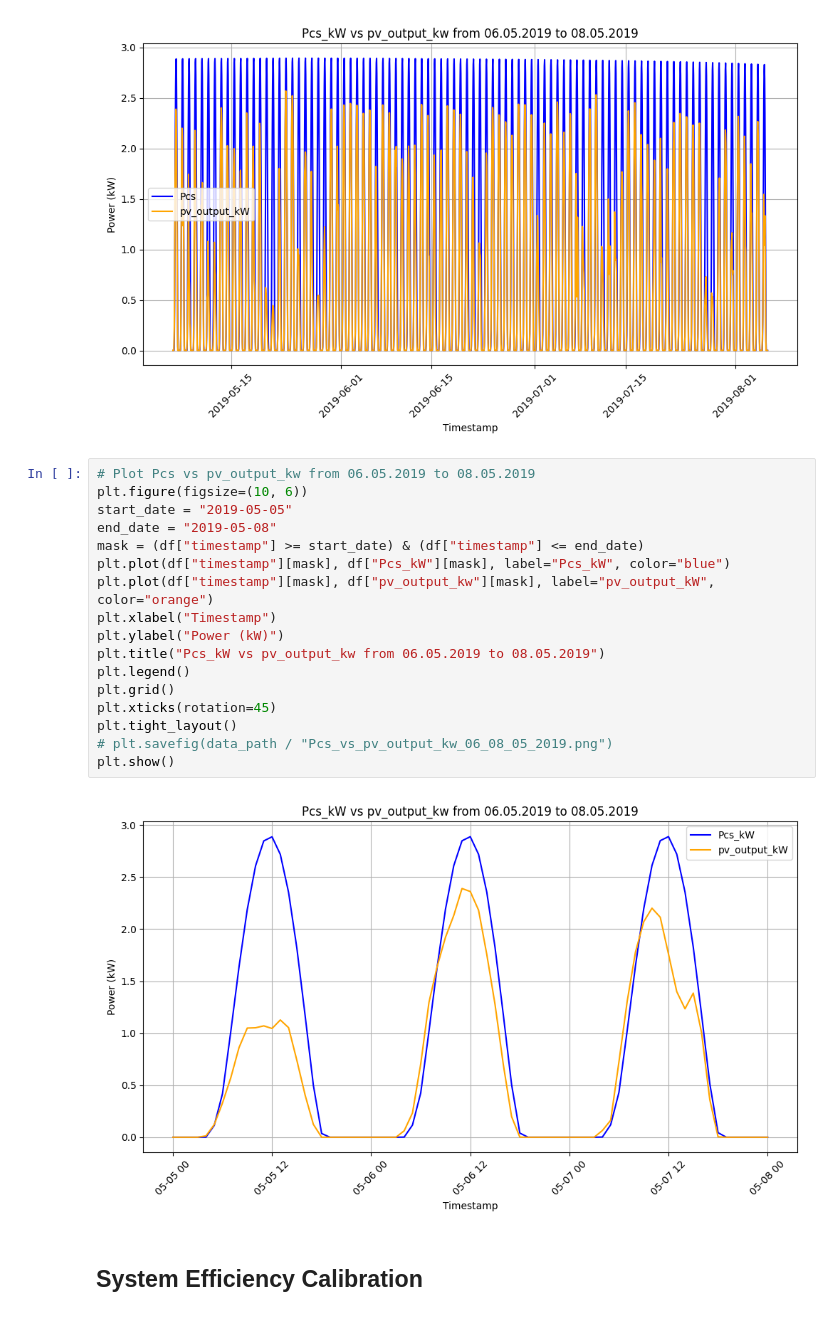
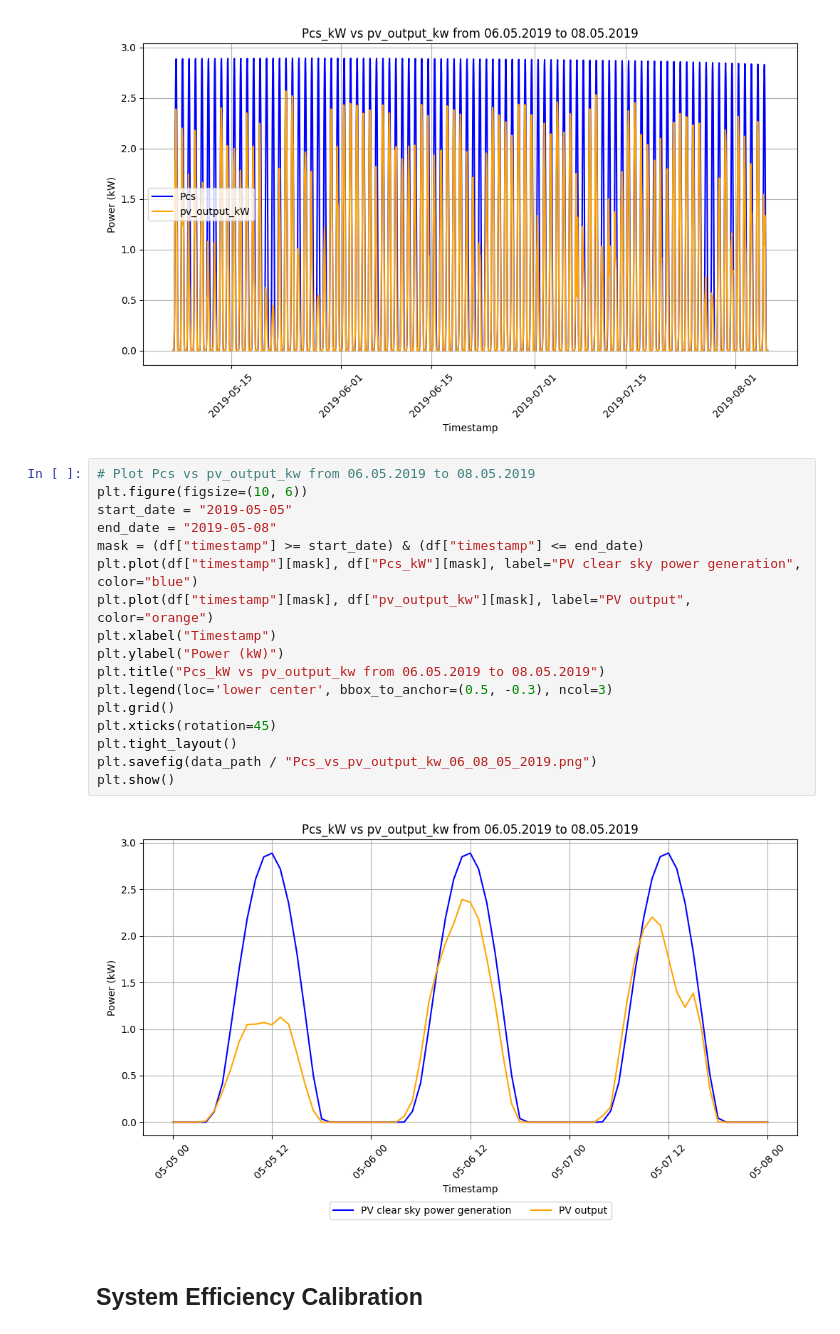
Before and after one commit to Davjes15/solar_forecasting, a Jupyter notebook: notebooks/train_pv_forecasting.ipynb, the cells around one changed output. Saved outputs shown, nothing was run; the diff lists cells and outputs as text.

```diff
--- a/notebooks/train_pv_forecasting.ipynb
+++ b/notebooks/train_pv_forecasting.ipynb
@@ -115,22 +115,22 @@ plt.show()
 # %%
 # Plot Pcs vs pv_output_kw from 06.05.2019 to 08.05.2019
 plt.figure(figsize=(10, 6))
 start_date = "2019-05-05"
 end_date = "2019-05-08"
 mask = (df["timestamp"] >= start_date) & (df["timestamp"] <= end_date)
-plt.plot(df["timestamp"][mask], df["Pcs_kW"][mask], label="Pcs_kW", color="blue")
-plt.plot(df["timestamp"][mask], df["pv_output_kw"][mask], label="pv_output_kW", color="orange")
+plt.plot(df["timestamp"][mask], df["Pcs_kW"][mask], label="PV clear sky power generation", color="blue")
+plt.plot(df["timestamp"][mask], df["pv_output_kw"][mask], label="PV output", color="orange")
 plt.xlabel("Timestamp")
 plt.ylabel("Power (kW)")
 plt.title("Pcs_kW vs pv_output_kw from 06.05.2019 to 08.05.2019")
-plt.legend()
+plt.legend(loc='lower center', bbox_to_anchor=(0.5, -0.3), ncol=3)
 plt.grid()
 plt.xticks(rotation=45)
 plt.tight_layout()
-# plt.savefig(data_path / "Pcs_vs_pv_output_kw_06_08_05_2019.png")
+plt.savefig(data_path / "Pcs_vs_pv_output_kw_06_08_05_2019.png")
 plt.show()
 # %% [output]
-[figure, old version]
+[figure, new version]
 # %% [markdown]
 ## System Efficiency Calibration
 # %%
```
Also changed, not shown: parts of 13 cells of this notebook, 2 other files.
